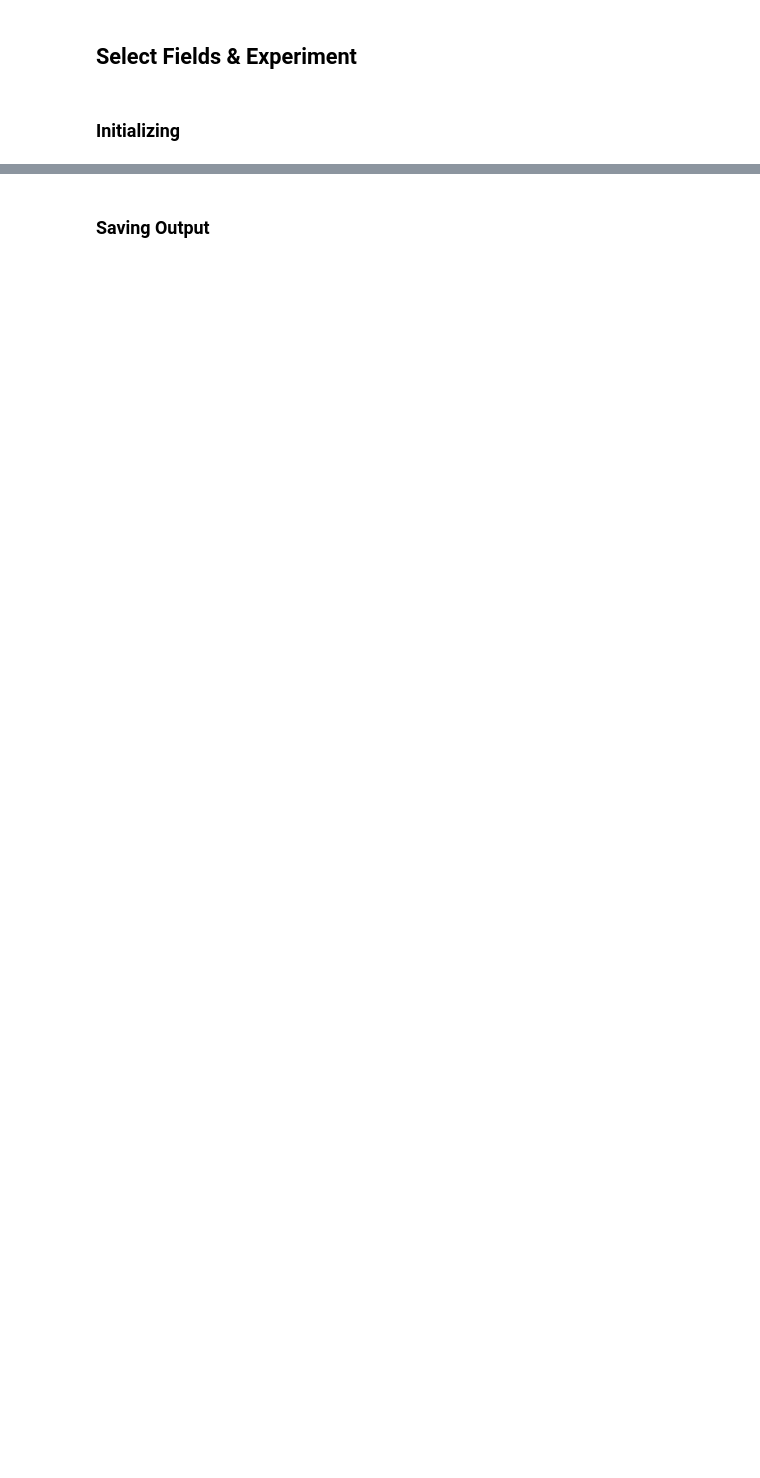
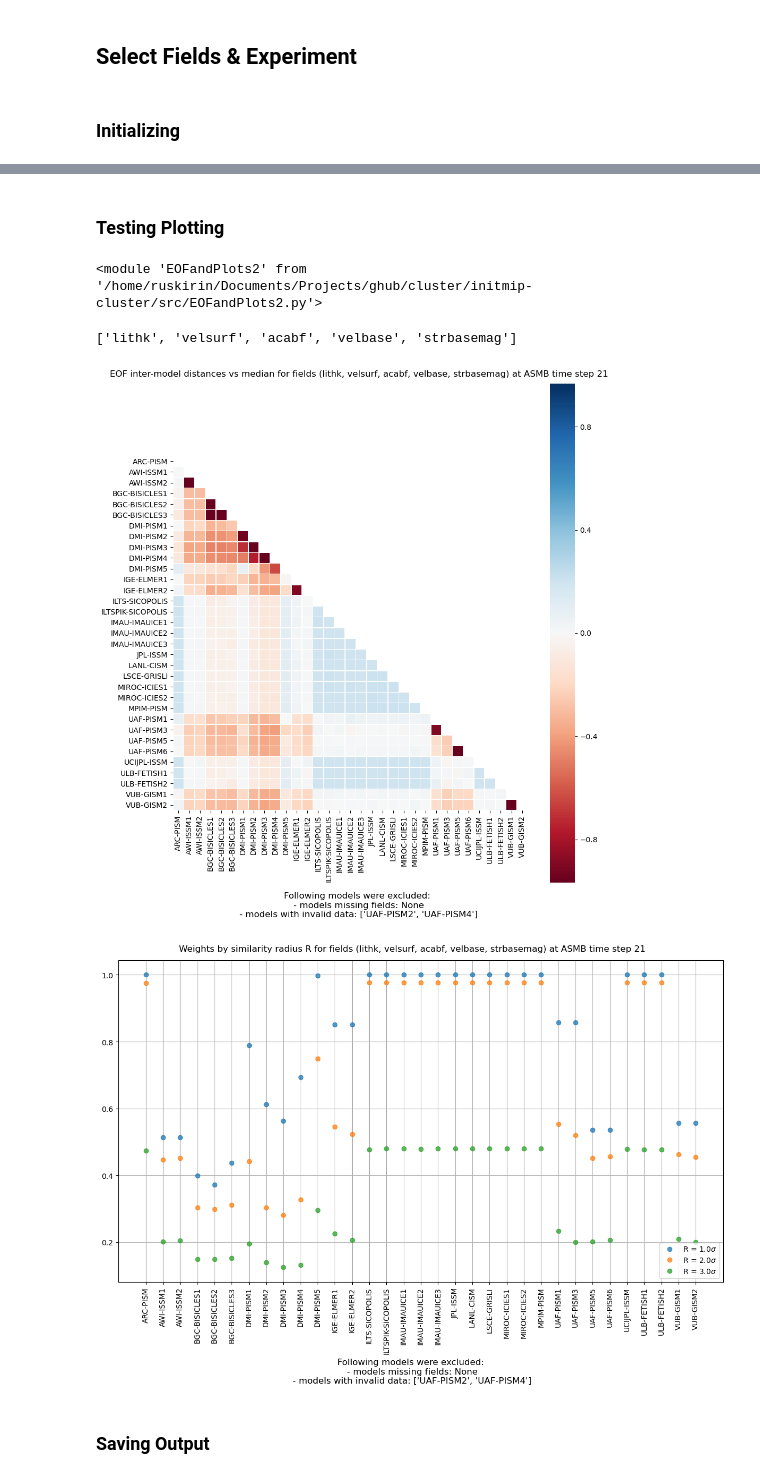
Before and after one commit to ruskirin/initmip-cluster, a Jupyter notebook: src/main.ipynb, the cells around one changed output, grey strips where cells are left out. Saved outputs shown, nothing was run; the diff lists cells and outputs as text; code cells hidden in the pictures; blank space fills up the shorter version.

```diff
--- a/src/main.ipynb
+++ b/src/main.ipynb
@@ -159,7 +123,3 @@ experiment = 'ctrl'
 # experiment = 'asmb'
 # size of the first dimension of the data
 step = 21  # only applies when experiment is ctrl or asmb
-# %%
-fields = dict(zip(single_fields, single_fields))
-fields.update(group_fields)
-fields
@@ -184,24 +125,0 @@ fn_pat = r'No such file .+: b\'(.+.nc)\''
-# %%
-for exp in exps:
-    for field, eof_field in fields.items():
-        log_name = f'EOF Fields: {eof_field} [{exp.upper()}]'
-
-        try:
-            if isinstance(field, tuple):
-                eof.eof_and_plot(models, list(field), [eof_field,], exp, step)
-            else:
-                eof.eof_and_plot(models, [field,], [eof_field,], exp, step)
-
-            outcomes[log_name] = 'Pass'
-            passed.append(eof_field)
-        except FileNotFoundError as e:
-            exc = traceback.format_exc(limit=0)
-            file = re.search(fn_pat, exc).group(1)
-            file = Path(file)
-            fname = file.name
-
-            outcomes[log_name] = exc
-            fnf[eof_field].append(fname)
-        except Exception as e:
-            outcomes[log_name] = traceback.format_exc()
-            ie.append(eof_field)
@@ -242,0 +144,9 @@ ie: (3) ['lithk', 'strbasemag', 'strbasemag']
+# %% [markdown]
+### Testing Plotting
+# %%
+reload(eof)
+# %% [output]
+<module 'EOFandPlots2' from '/home/ruskirin/Documents/Projects/ghub/cluster/initmip-cluster/src/EOFandPlots2.py'>
+# %%
+figd = plt.Figure(figsize=(10,10))
+figw = plt.Figure(figsize=(12,8))
@@ -243,3 +155,19 @@ ie: (3) ['lithk', 'strbasemag', 'strbasemag']
+# %%
+done = 9
+# %%
+for e in analysis.EXPS[2:]:
+    print(e)
+    for fields in analysis.RUN_FIELDS[done:]:
+        print(fields)
+        eof.eof_and_plot(
+            figd, figw, analysis.MODELS, fields, e, analysis.STEPS
+        )
+        done+=1
+        sleep(2)
+# %% [output]
+['lithk', 'velsurf', 'acabf', 'velbase', 'strbasemag']
+[figure, added]
+[figure, added]
 # %% [markdown]
 ### Saving Output
 # %%
```
Also changed, not shown: parts of 31 cells of this notebook, 9 other files.
